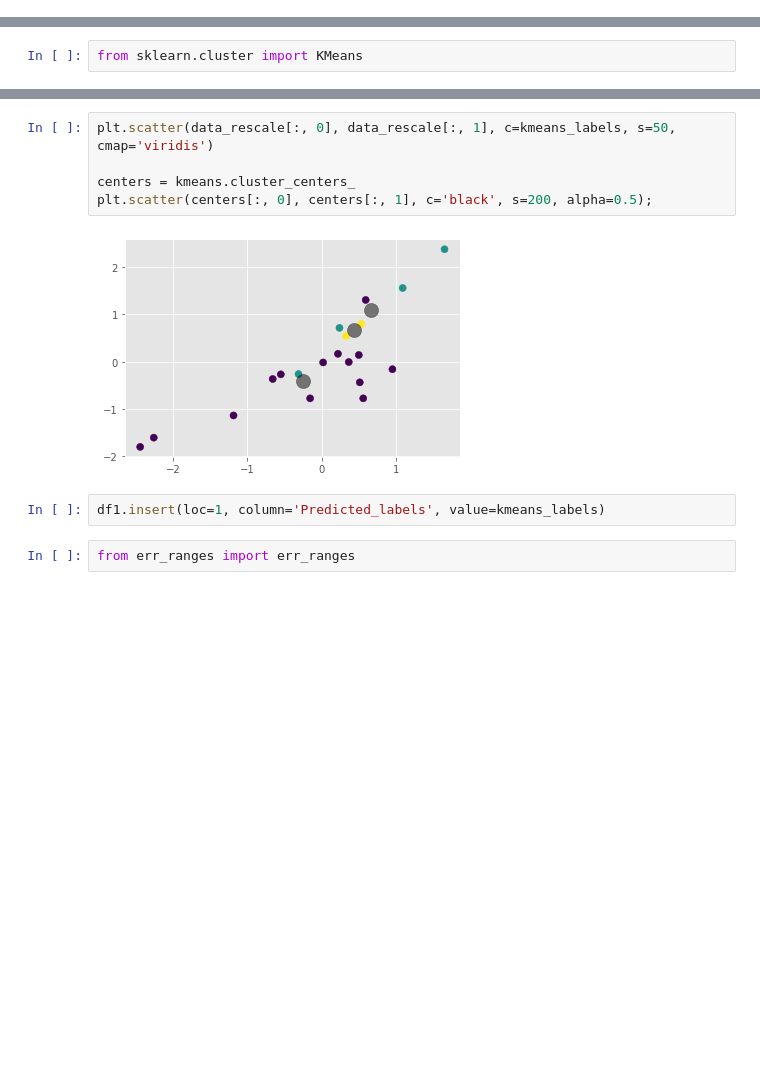
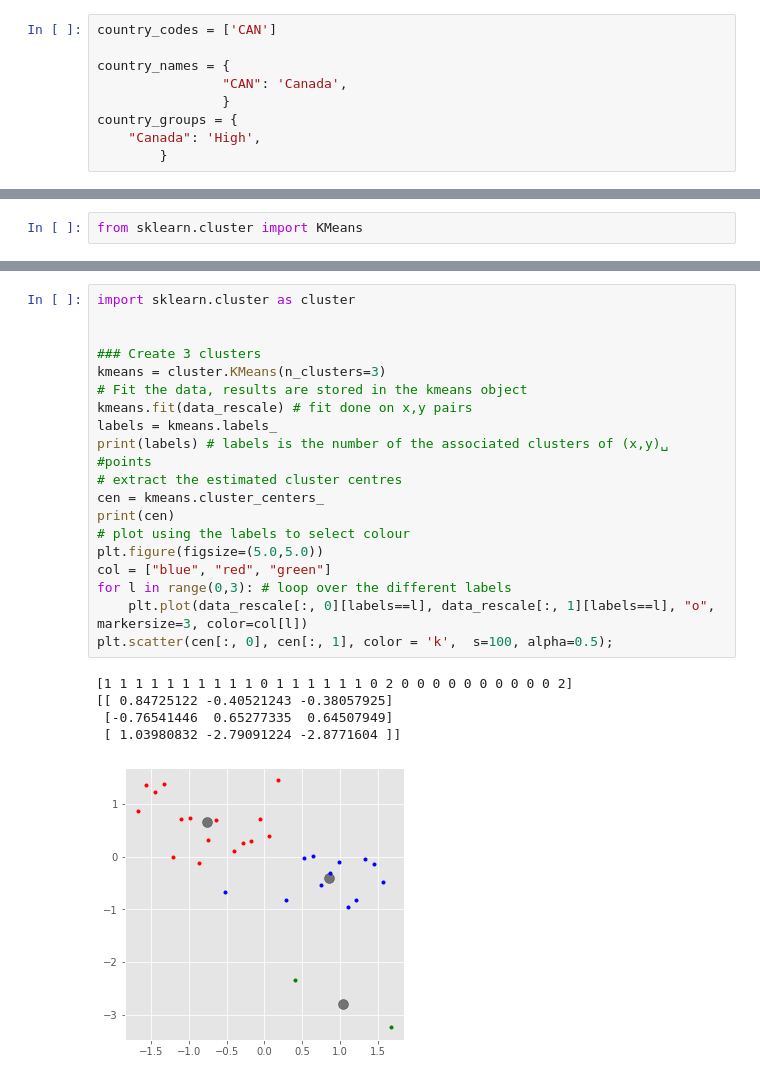
Before and after one commit to Haroon213213/Assignment-3, a Jupyter notebook: assignment_3_clustering.ipynb, the cells around one changed output, grey strips where cells are left out. Drawn from its saved outputs; the diff is of its cells as text; blank space fills up the shorter version.

```diff
--- a/assignment_3_clustering.ipynb
+++ b/assignment_3_clustering.ipynb
@@ -35,3 +15,12 @@ country_groups = {
+# %%
+country_codes = ['CAN']
+
+country_names = {
+                "CAN": 'Canada',
+                }
+country_groups = {
+    "Canada": 'High',
+        }
 # %%
 indicator_ids = ["NY.GDP.MKTP.KD.ZG", "NY.GDP.PCAP.KD.ZG"]
 # %%
@@ -143,11 +112,26 @@ array([0, 0, 1, 1, 0, 0, 0, 0, 0, 0, 0, 0, 0, 0, 2, 2, 1, 0, 1, 0])
-# %%
-plt.scatter(data_rescale[:, 0], data_rescale[:, 1], c=kmeans_labels, s=50, cmap='viridis')
-
-centers = kmeans.cluster_centers_
-plt.scatter(centers[:, 0], centers[:, 1], c='black', s=200, alpha=0.5);
-# %% [output]
-[figure, removed]
-# %%
-df1.insert(loc=1, column='Predicted_labels', value=kmeans_labels)
-# %%
-from err_ranges import err_ranges
+# %%
+import sklearn.cluster as cluster
+
+
+### Create 3 clusters
+kmeans = cluster.KMeans(n_clusters=3)
+# Fit the data, results are stored in the kmeans object
+kmeans.fit(data_rescale) # fit done on x,y pairs
+labels = kmeans.labels_
+print(labels) # labels is the number of the associated clusters of (x,y)␣
+#points
+# extract the estimated cluster centres
+cen = kmeans.cluster_centers_
+print(cen)
+# plot using the labels to select colour
+plt.figure(figsize=(5.0,5.0))
+col = ["blue", "red", "green"]
+for l in range(0,3): # loop over the different labels
+    plt.plot(data_rescale[:, 0][labels==l], data_rescale[:, 1][labels==l], "o", markersize=3, color=col[l])
+plt.scatter(cen[:, 0], cen[:, 1], color = 'k',  s=100, alpha=0.5);
+# %% [output]
+[1 1 1 1 1 1 1 1 1 1 0 1 1 1 1 1 1 0 2 0 0 0 0 0 0 0 0 0 0 2]
+[[ 0.84725122 -0.40521243 -0.38057925]
+ [-0.76541446  0.65277335  0.64507949]
+ [ 1.03980832 -2.79091224 -2.8771604 ]]
+[figure, added]
```
Also changed, not shown: parts of 24 cells of this notebook.
